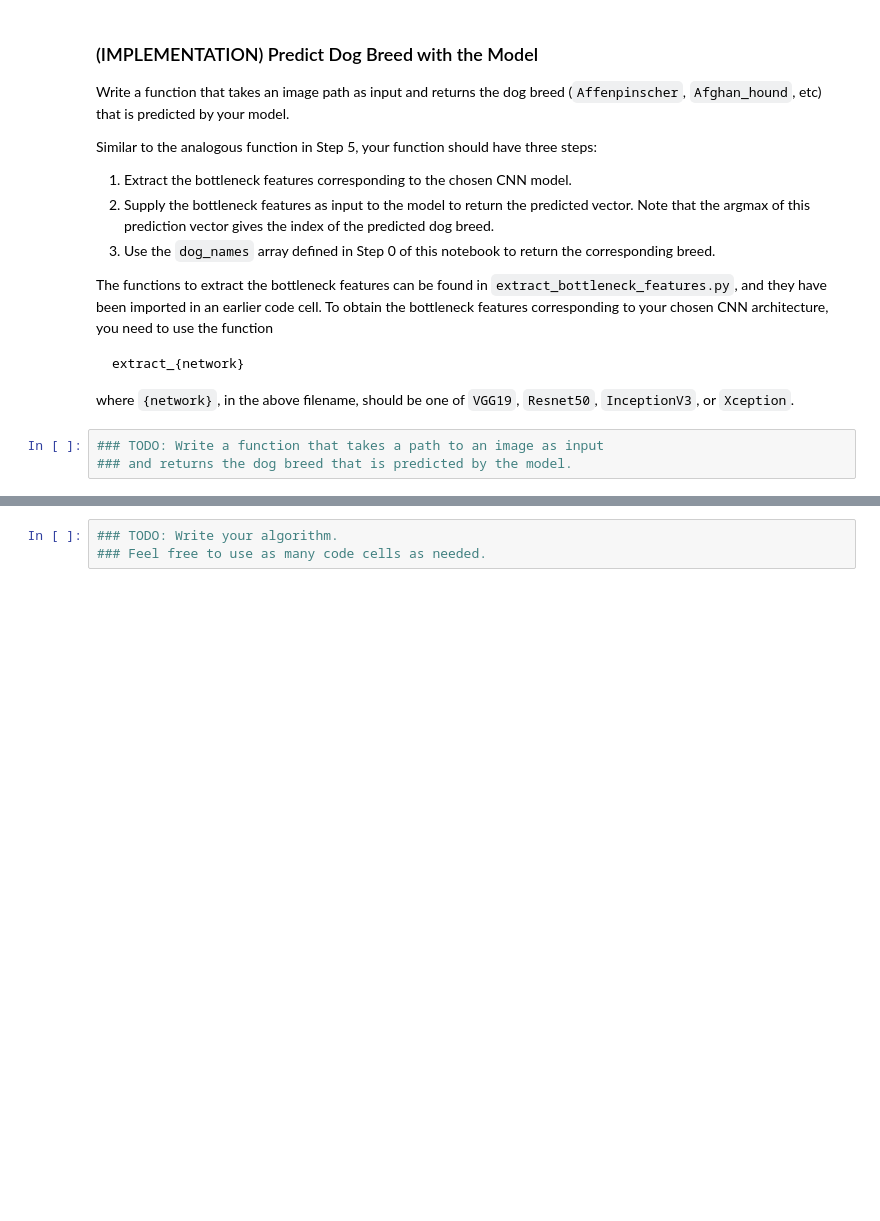
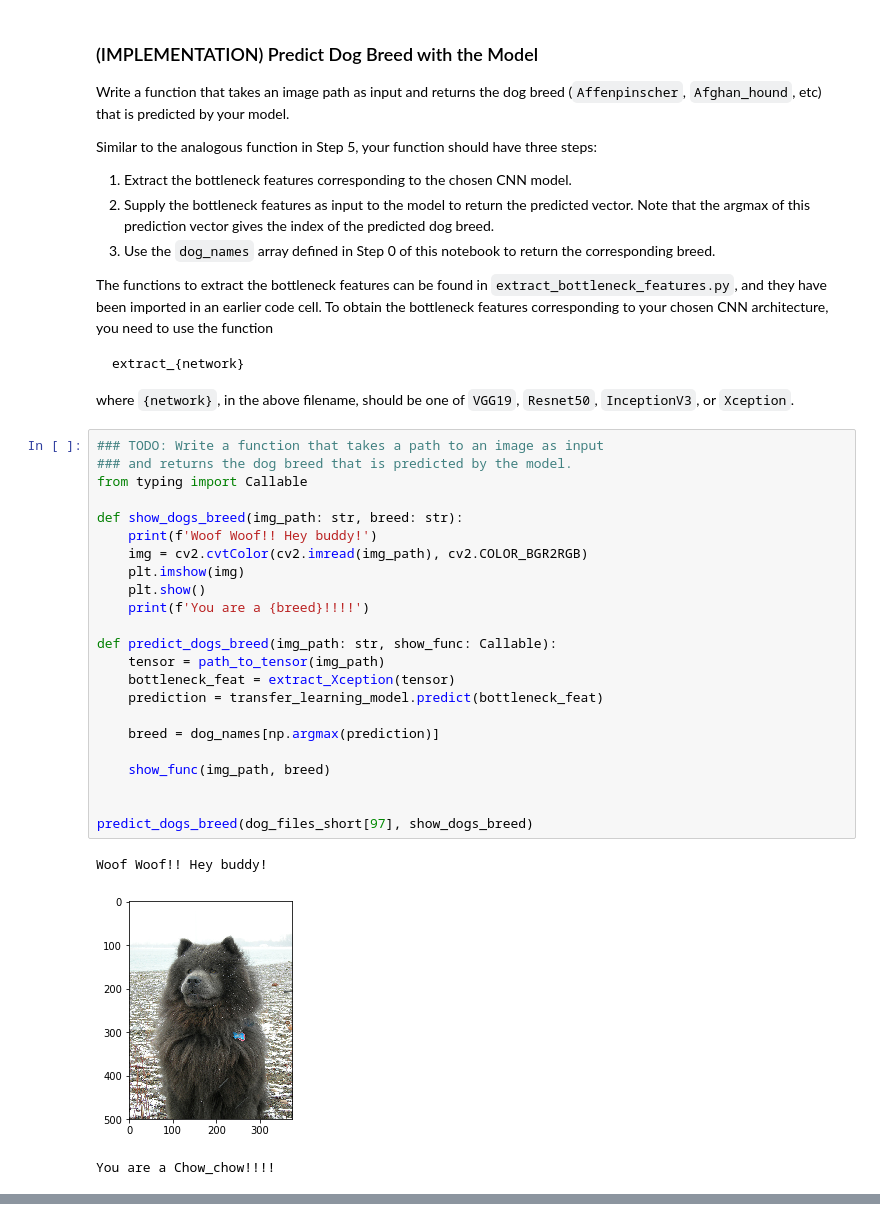
Before and after one commit to BAlmeidaS/dog-project, a Jupyter notebook: dog_app.ipynb, the cells around one changed output, grey strips where cells are left out. Saved outputs shown, nothing was run; the diff lists cells and outputs as text; blank space fills up the shorter version.

Commit message:
finishing the dog_app, predicting breeds for dog and for humans =]

```diff
--- a/dog_app.ipynb
+++ b/dog_app.ipynb
@@ -863,9 +863,33 @@ The functions to extract the bottleneck features can be found in `extract_bottle
     extract_{network}
 
 where `{network}`, in the above filename, should be one of `VGG19`, `Resnet50`, `InceptionV3`, or `Xception`.
-# %%
-### TODO: Write a function that takes a path to an image as input
-### and returns the dog breed that is predicted by the model.
+# %%
+### TODO: Write a function that takes a path to an image as input
+### and returns the dog breed that is predicted by the model.
+from typing import Callable
+
+def show_dogs_breed(img_path: str, breed: str):
+    print(f'Woof Woof!! Hey buddy!')
+    img = cv2.cvtColor(cv2.imread(img_path), cv2.COLOR_BGR2RGB)
+    plt.imshow(img)
+    plt.show()
+    print(f'You are a {breed}!!!!')
+
+def predict_dogs_breed(img_path: str, show_func: Callable):
+    tensor = path_to_tensor(img_path)
+    bottleneck_feat = extract_Xception(tensor)
+    prediction = transfer_learning_model.predict(bottleneck_feat)
+
+    breed = dog_names[np.argmax(prediction)]
+
+    show_func(img_path, breed)
+
+
+predict_dogs_breed(dog_files_short[97], show_dogs_breed)
+# %% [output]
+Woof Woof!! Hey buddy!
+[figure, added]
+You are a Chow_chow!!!!
 # %% [markdown]
 ---
 <a id='step6'></a>
@@ -884,6 +908,3 @@ Some sample output for our algorithm is provided below, but feel free to design
 
 
 ### (IMPLEMENTATION) Write your Algorithm
-# %%
-### TODO: Write your algorithm.
-### Feel free to use as many code cells as needed.
```
Also changed, not shown: parts of 15 cells of this notebook, 2 other files.
